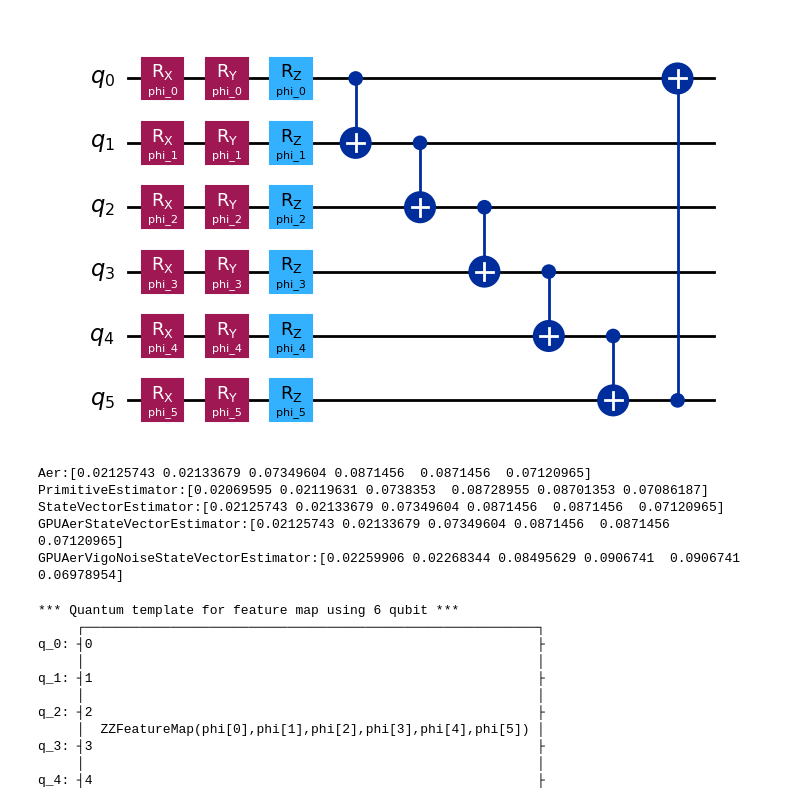
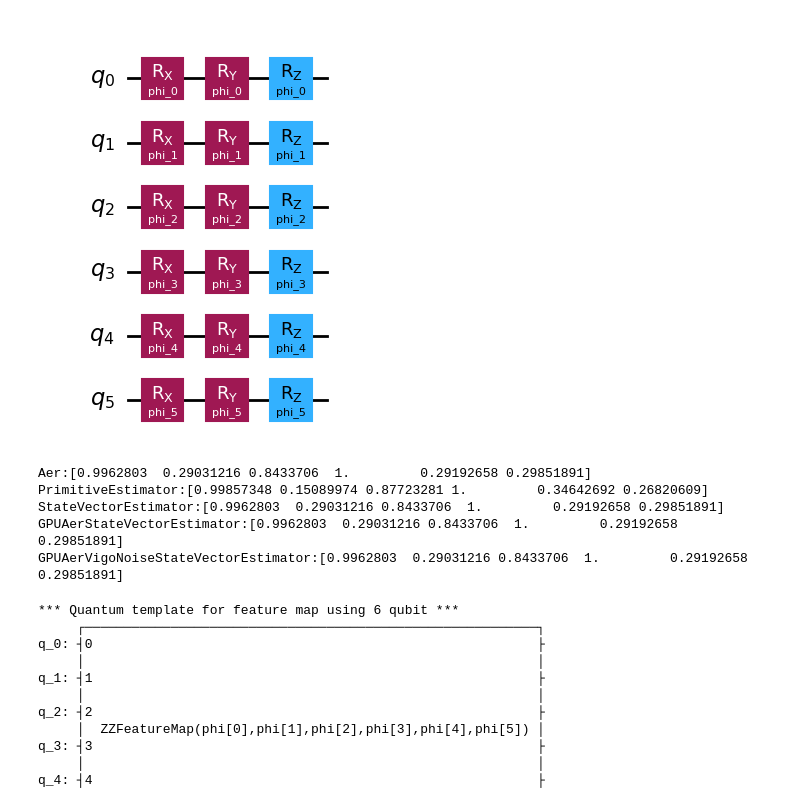
Before and after one commit to fdamore/QK, a Jupyter notebook: notebooks/validation.ipynb, the cells around one changed output. Drawn from its saved outputs; the diff is of its cells as text; code cells hidden in the pictures.

Commit message:
Improve tst on quantum noise

```diff
--- a/notebooks/validation.ipynb
+++ b/notebooks/validation.ipynb
@@ -12,11 +12,11 @@ sys.path.insert(1, main_dir)
 # %%
 from numpy import full
 from pqk.Circuits import Circuits
 
-q_template = Circuits.xyz_encoded(6)
+q_template = Circuits.xyz_encoded(6, full_ent=False)
 q_template.draw('mpl')
 # %% [output]
-[figure, old version]
+[figure, new version]
 # %%
 from math import e
 from pqk.CircuitContainer import CircuitContainer
@@ -45,7 +45,7 @@ my_q_assigned = CircuitContainer.qEncoding(q_template, X_value)
 #try evaluatin function
 
 a = QMeasures.Aer(qc=my_q_assigned, observables=["ZIIIII","IZIIII", "IIZIII", "IIIZII","IIIIZI",'IIIIIZ'])
-b = QMeasures.PrimitiveEstimator(qc=my_q_assigned, observables=["ZIIIII","IZIIII", "IIZIII", "IIIZII","IIIIZI",'IIIIIZ'], nshots = 10000000)
+b = QMeasures.PrimitiveEstimator(qc=my_q_assigned, observables=["ZIIIII","IZIIII", "IIZIII", "IIIZII","IIIIZI",'IIIIIZ'], nshots = 100)
 c = QMeasures.StateVectorEstimator(qc=my_q_assigned, observables=["ZIIIII","IZIIII", "IIZIII", "IIIZII","IIIIZI",'IIIIIZ'])
 
 
@@ -61,11 +61,11 @@ e = QMeasures.GPUAerVigoNoiseStateVectorEstimator(qc=my_q_assigned, observables=
 print(f'{QMeasures.GPUAerStateVectorEstimator.__name__}:{d}')
 print(f'{QMeasures.GPUAerVigoNoiseStateVectorEstimator.__name__}:{e}')
 # %% [output]
-Aer:[0.02125743 0.02133679 0.07349604 0.0871456  0.0871456  0.07120965]
-PrimitiveEstimator:[0.02069595 0.02119631 0.0738353  0.08728955 0.08701353 0.07086187]
-StateVectorEstimator:[0.02125743 0.02133679 0.07349604 0.0871456  0.0871456  0.07120965]
-GPUAerStateVectorEstimator:[0.02125743 0.02133679 0.07349604 0.0871456  0.0871456  0.07120965]
-GPUAerVigoNoiseStateVectorEstimator:[0.02259906 0.02268344 0.08495629 0.0906741  0.0906741  0.06978954]
+Aer:[0.9962803  0.29031216 0.8433706  1.         0.29192658 0.29851891]
+PrimitiveEstimator:[0.99857348 0.15089974 0.87723281 1.         0.34642692 0.26820609]
+StateVectorEstimator:[0.9962803  0.29031216 0.8433706  1.         0.29192658 0.29851891]
+GPUAerStateVectorEstimator:[0.9962803  0.29031216 0.8433706  1.         0.29192658 0.29851891]
+GPUAerVigoNoiseStateVectorEstimator:[0.9962803  0.29031216 0.8433706  1.         0.29192658 0.29851891]
 # %%
 from pqk.CircuitContainer import CircuitContainer
 from pqk.QMeasures import QMeasures
```
